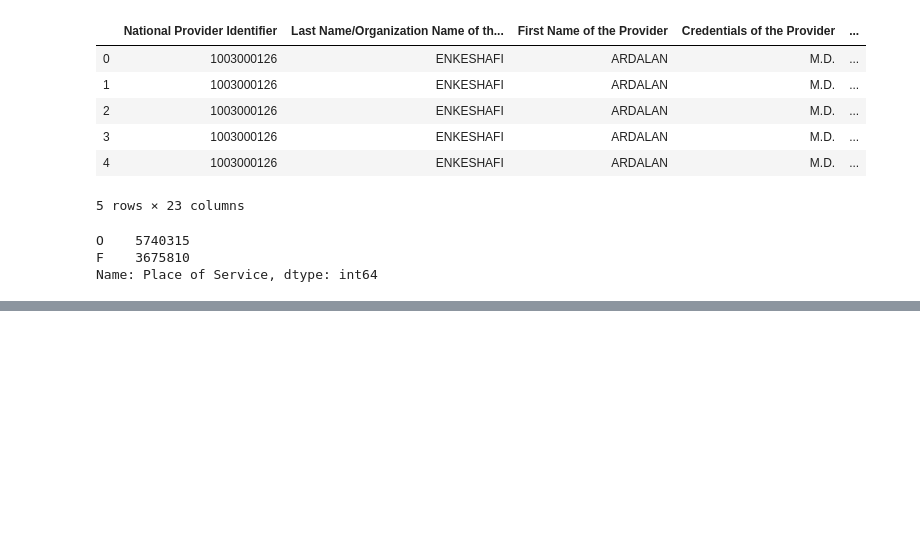
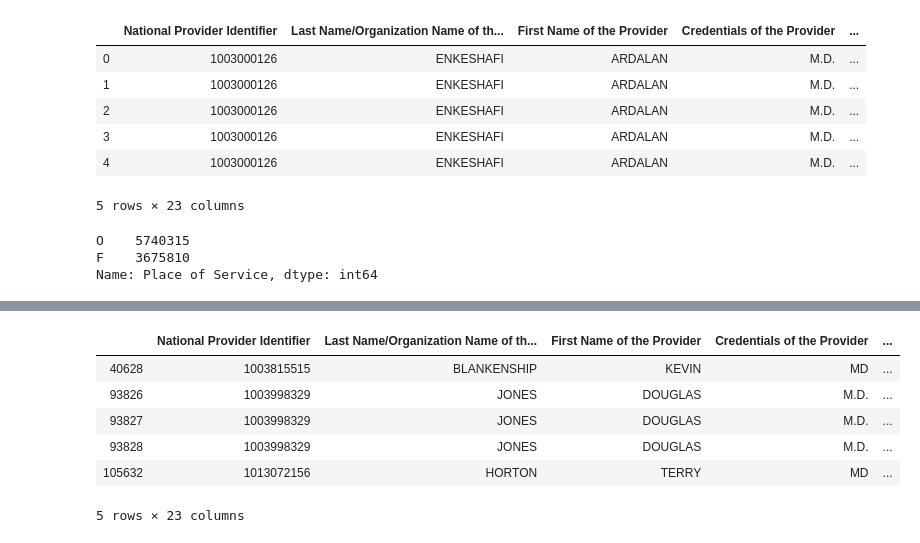
Before and after one commit to CatSchmalzer/healthcare-bluebook-gryphons, a Jupyter notebook: notebooks/hcbb_gryphons_final_cat.ipynb, the cells around one changed output, grey strips where cells are left out. Saved outputs shown, nothing was run; the diff lists cells and outputs as text; code cells hidden in the pictures; blank space fills up the shorter version.

```diff
--- a/notebooks/hcbb_gryphons_final_cat.ipynb
+++ b/notebooks/hcbb_gryphons_final_cat.ipynb
@@ -84,0 +127,2 @@ Name: HCPCS Description, Length: 5171, dtype: int64
+# %%
+addict_med_type = providers_and_procedures.loc[providers_and_procedures['Provider Type'] == 'Addiction Medicine']
@@ -84,0 +133,10 @@ Name: HCPCS Description, Length: 5171, dtype: int64
+# %%
+addict_med_type.head()
+# %% [output]
+|  | National Provider Identifier | Last Name/Organization Name of th... | First Name of the Provider | Credentials of the Provider | ... |
+| 40628 | 1003815515 | BLANKENSHIP | KEVIN | MD | ... |
+| 93826 | 1003998329 | JONES | DOUGLAS | M.D. | ... |
+| 93827 | 1003998329 | JONES | DOUGLAS | M.D. | ... |
+| 93828 | 1003998329 | JONES | DOUGLAS | M.D. | ... |
+| 105632 | 1013072156 | HORTON | TERRY | MD | ... |
+5 rows × 23 columns
```
Also changed, not shown: parts of 27 cells of this notebook.
